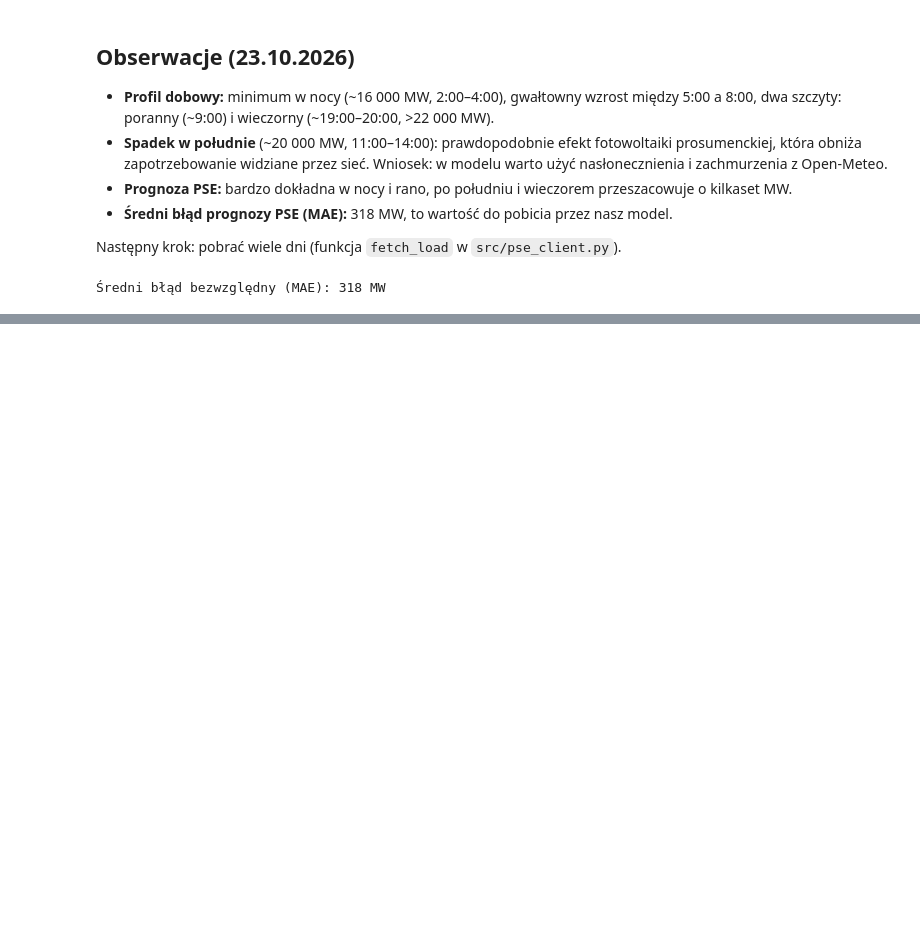
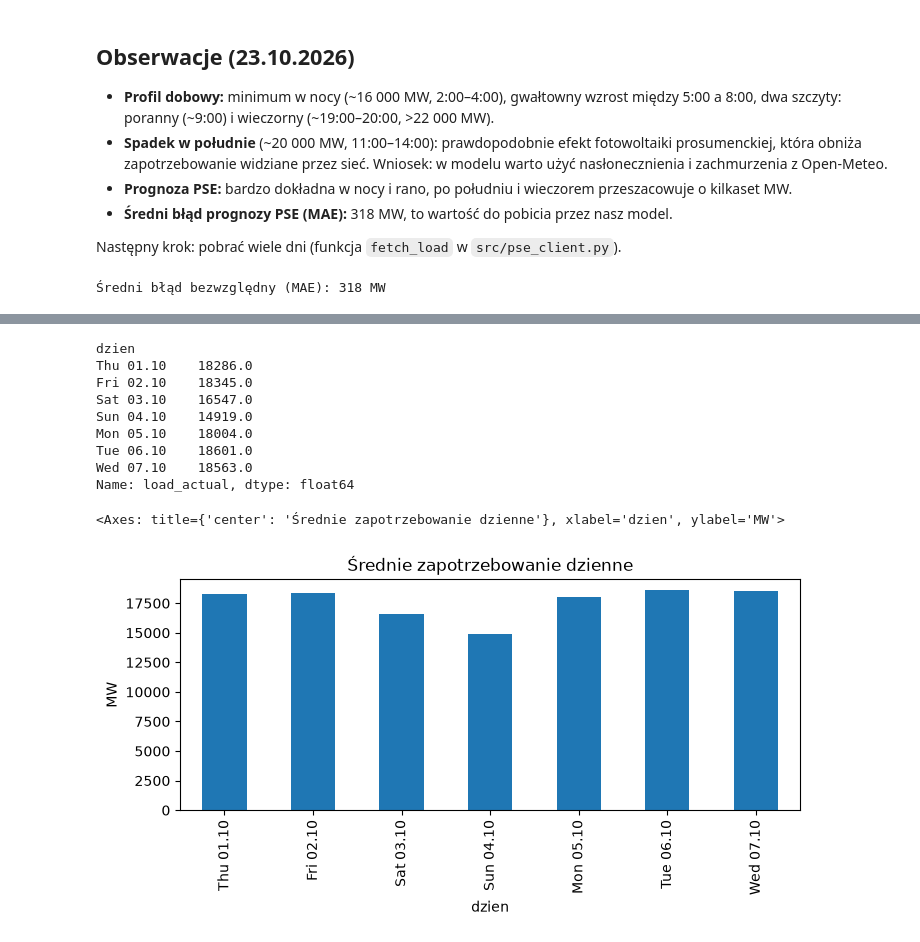
Before and after one commit to piotrdyga/kse-load-forecast, a Jupyter notebook: notebooks/01_explore.ipynb, the cells around one changed output, grey strips where cells are left out. Saved outputs shown, nothing was run; the diff lists cells and outputs as text; code cells hidden in the pictures; blank space fills up the shorter version.

```diff
--- a/notebooks/01_explore.ipynb
+++ b/notebooks/01_explore.ipynb
@@ -79,0 +99,17 @@ print("Średni błąd bezwzględny (MAE):", round(blad.mean()), "MW")
+# %%
+df_week["dzien"] = pd.to_datetime(df_week["business_date"]).dt.strftime("%a %d.%m")
+srednie = df_week.groupby("dzien", sort=False)["load_actual"].mean().round()
+print(srednie)
+srednie.plot(kind="bar", figsize=(8, 3), ylabel="MW", title="Średnie zapotrzebowanie dzienne")
+# %% [output]
+dzien
+Thu 01.10    18286.0
+Fri 02.10    18345.0
+Sat 03.10    16547.0
+Sun 04.10    14919.0
+Mon 05.10    18004.0
+Tue 06.10    18601.0
+Wed 07.10    18563.0
+Name: load_actual, dtype: float64
+<Axes: title={'center': 'Średnie zapotrzebowanie dzienne'}, xlabel='dzien', ylabel='MW'>
+[figure, added]
```
Also changed, not shown: parts of 3 cells of this notebook, 1 other file.
